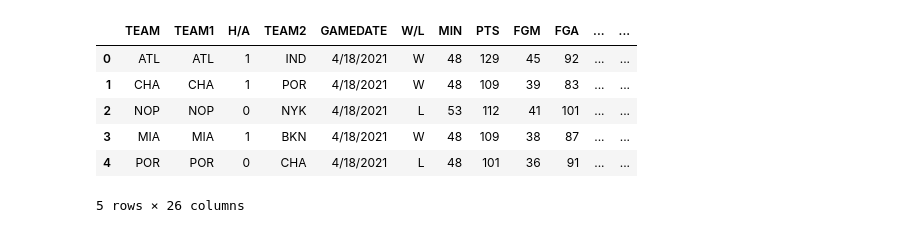
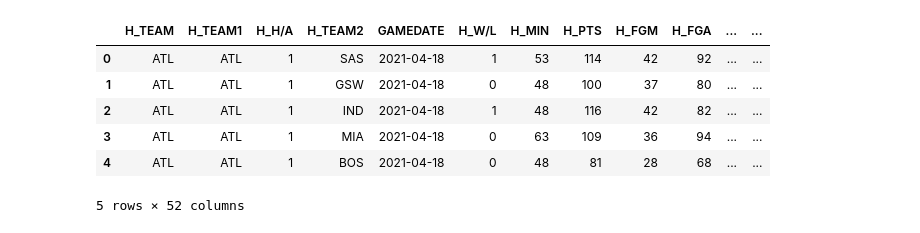
Before and after one commit to lchristij/NBA-ML-Project, a Jupyter notebook: neuralNet.ipynb, the cells around one changed output. Saved outputs shown, nothing was run; the diff lists cells and outputs as text; code cells hidden in the pictures.

```diff
--- a/neuralNet.ipynb
+++ b/neuralNet.ipynb
@@ -18,5 +18,5 @@ from tensorflow.keras.layers import Dense
 
 %matplotlib inline
 # %%
-csv_path = Path('../Project-03/teamGameStats.csv')
+csv_path = Path('../Project-03/combined_df.csv')
 teamstats_df = pd.read_csv(csv_path)
@@ -26,0 +23,5 @@ teamstats_df = pd.read_csv(csv_path)
+# %%
+teamstats_df = teamstats_df.drop(columns=['Unnamed: 0'])
+# %%
+teamstats_df['GAMEDATE'] = pd.to_datetime(teamstats_df['GAMEDATE'])
+teamstats_df['GAMEDATE.1'] = pd.to_datetime(teamstats_df['GAMEDATE.1'])
@@ -26,0 +32,5 @@ teamstats_df = pd.read_csv(csv_path)
+# %%
+# converting 'W/L' to 0/1's
+teamstats_df['H_W/L']=teamstats_df['H_W/L'].apply(lambda x: 1 if x=="W" else 0)
+teamstats_df['A_W/L']=teamstats_df['A_W/L'].apply(lambda x: 1 if x=="W" else 0)
+teamstats_df[:5]
@@ -27,12 +45,14 @@ teamstats_df = pd.read_csv(csv_path)
 # %%
 # converting 'H/A' to 0/1's
-teamstats_df['H/A'] = teamstats_df['H/A'].apply(lambda x: 1 if x=="vs" else 0)
+teamstats_df['H_H/A'] = teamstats_df['H_H/A'].apply(lambda x: 1 if x=="vs" else 0)
+teamstats_df['A_H/A'] = teamstats_df['A_H/A'].apply(lambda x: 1 if x=="vs" else 0)
+
 teamstats_df[:5]
 # %% [output]
-|  | TEAM | TEAM1 | H/A | TEAM2 | GAMEDATE | W/L | MIN | PTS | FGM | FGA | ... | ... |
-| 0 | ATL | ATL | 1 | IND | 4/18/2021 | W | 48 | 129 | 45 | 92 | ... | ... |
-| 1 | CHA | CHA | 1 | POR | 4/18/2021 | W | 48 | 109 | 39 | 83 | ... | ... |
-| 2 | NOP | NOP | 0 | NYK | 4/18/2021 | L | 53 | 112 | 41 | 101 | ... | ... |
-| 3 | MIA | MIA | 1 | BKN | 4/18/2021 | W | 48 | 109 | 38 | 87 | ... | ... |
-| 4 | POR | POR | 0 | CHA | 4/18/2021 | L | 48 | 101 | 36 | 91 | ... | ... |
+|  | H_TEAM | H_TEAM1 | H_H/A | H_TEAM2 | GAMEDATE | H_W/L | H_MIN | H_PTS | H_FGM | H_FGA | ... | ... |
+| 0 | ATL | ATL | 1 | SAS | 2021-04-18 | 1 | 53 | 114 | 42 | 92 | ... | ... |
+| 1 | ATL | ATL | 1 | GSW | 2021-04-18 | 0 | 48 | 100 | 37 | 80 | ... | ... |
+| 2 | ATL | ATL | 1 | IND | 2021-04-18 | 1 | 48 | 116 | 42 | 82 | ... | ... |
+| 3 | ATL | ATL | 1 | MIA | 2021-04-18 | 0 | 63 | 109 | 36 | 94 | ... | ... |
+| 4 | ATL | ATL | 1 | BOS | 2021-04-18 | 0 | 48 | 81 | 28 | 68 | ... | ... |
-5 rows × 26 columns
+5 rows × 52 columns
```
Also changed, not shown: parts of 17 cells of this notebook, 6 other files.
